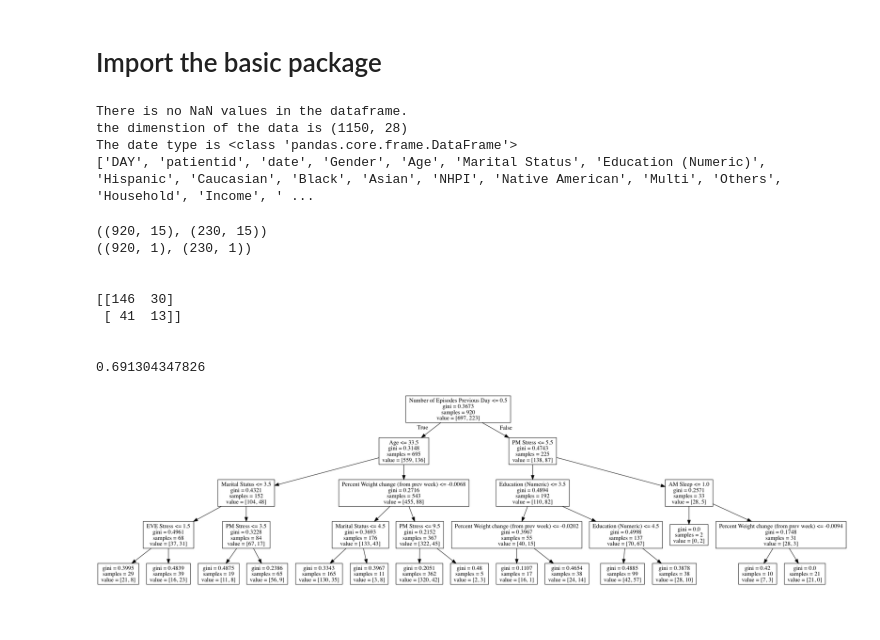
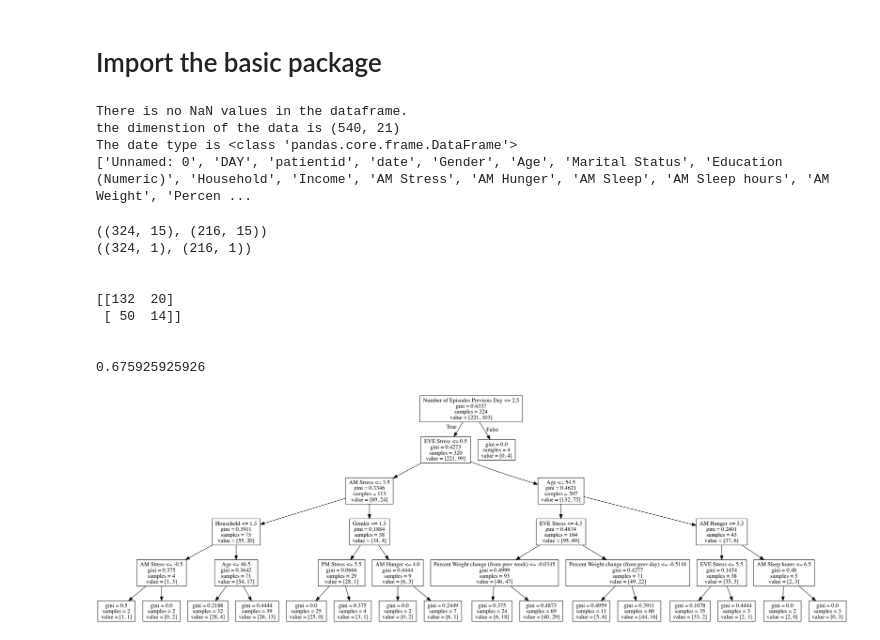
Before and after one commit to khangvtran/REU_2017_Repo, a Jupyter notebook: Source_Code/Decision_Tree.ipynb, the cells around one changed output. Drawn from its saved outputs; the diff is of its cells as text; code cells hidden in the pictures; blank space fills up the shorter version.

```diff
--- a/Source_Code/Decision_Tree.ipynb
+++ b/Source_Code/Decision_Tree.ipynb
@@ -6,7 +6,8 @@ import pandas as pd
 import matplotlib.pylab as plt
 # %%
 # read in the data that we clean with data_cleaning.ipynb
-data = pd.read_csv("/Users/KVTran/Documents/Research/WPI/Slip_Buddy/REU_2017/data/questions_cleaned.csv")
+data = pd.read_csv("/Users/KVTran/Documents/Research/WPI/Slip_Buddy/REU_2017/data/questions_adjusted.csv")
+#data = pd.read_csv("/Users/KVTran/Documents/Research/WPI/Slip_Buddy/REU_2017/data/Individual_Patient/patientID_10.csv")
 # check for NaN value.
 if not (data.isnull().values.any()):
     print("There is no NaN values in the dataframe.")
@@ -17,9 +18,9 @@ print(list(data.columns))
 #data.describe()
 # %% [output]
 There is no NaN values in the dataframe.
-the dimenstion of the data is (1150, 28)
+the dimenstion of the data is (540, 21)
 The date type is <class 'pandas.core.frame.DataFrame'>
-['DAY', 'patientid', 'date', 'Gender', 'Age', 'Marital Status', 'Education (Numeric)', 'Hispanic', 'Caucasian', 'Black', 'Asian', 'NHPI', 'Native American', 'Multi', 'Others', 'Household', 'Income', ' ...
+['Unnamed: 0', 'DAY', 'patientid', 'date', 'Gender', 'Age', 'Marital Status', 'Education (Numeric)', 'Household', 'Income', 'AM Stress', 'AM Hunger', 'AM Sleep', 'AM Sleep hours', 'AM Weight', 'Percen ...
 # %%
 # At the moment, the inmation from race is not particularly helpful. We only have 3 races: Caucasian, Black and Asian.
 # Hence, for the purpose of building a predictive model, races will not ibe included
@@ -36,42 +37,42 @@ target = data[Target_Col]
 # %%
 # build the decision tree model
 from sklearn.cross_validation import train_test_split
-pred_train, pred_test, tar_train, tar_test = train_test_split(predictors, target, test_size = 0.2)
+pred_train, pred_test, tar_train, tar_test = train_test_split(predictors, target, test_size = 0.4)
 print(pred_train.shape, pred_test.shape)
 print(tar_train.shape, tar_test.shape)
 
 from sklearn.tree import DecisionTreeClassifier
-classifier = DecisionTreeClassifier(max_depth = 4)
+classifier = DecisionTreeClassifier(max_depth=5)
 classifier.fit(pred_train, tar_train)
 predictions = classifier.predict(pred_test)
 print("\n")
 
 import sklearn.metrics
 print(sklearn.metrics.confusion_matrix(tar_test, predictions))
 print("\n")
 
 print(sklearn.metrics.accuracy_score(tar_test, predictions))
 
 # visualization of the tree
 from sklearn import tree
 from io import BytesIO as StringIO
 from IPython.display import Image
 fout = StringIO()
 tree.export_graphviz(classifier,
                      feature_names = list(predictors),
                      out_file = fout)
 
 import pydotplus
 graph = pydotplus.graph_from_dot_data(fout.getvalue())
 Image(graph.create_png())
 # %% [output]
-((920, 15), (230, 15))
-((920, 1), (230, 1))
+((324, 15), (216, 15))
+((324, 1), (216, 1))
 
 
-[[146  30]
- [ 41  13]]
+[[132  20]
+ [ 50  14]]
 
 
-0.691304347826
+0.675925925926
-[figure, old version]
+[figure, new version]
```
Also changed, not shown: 27 other files.
